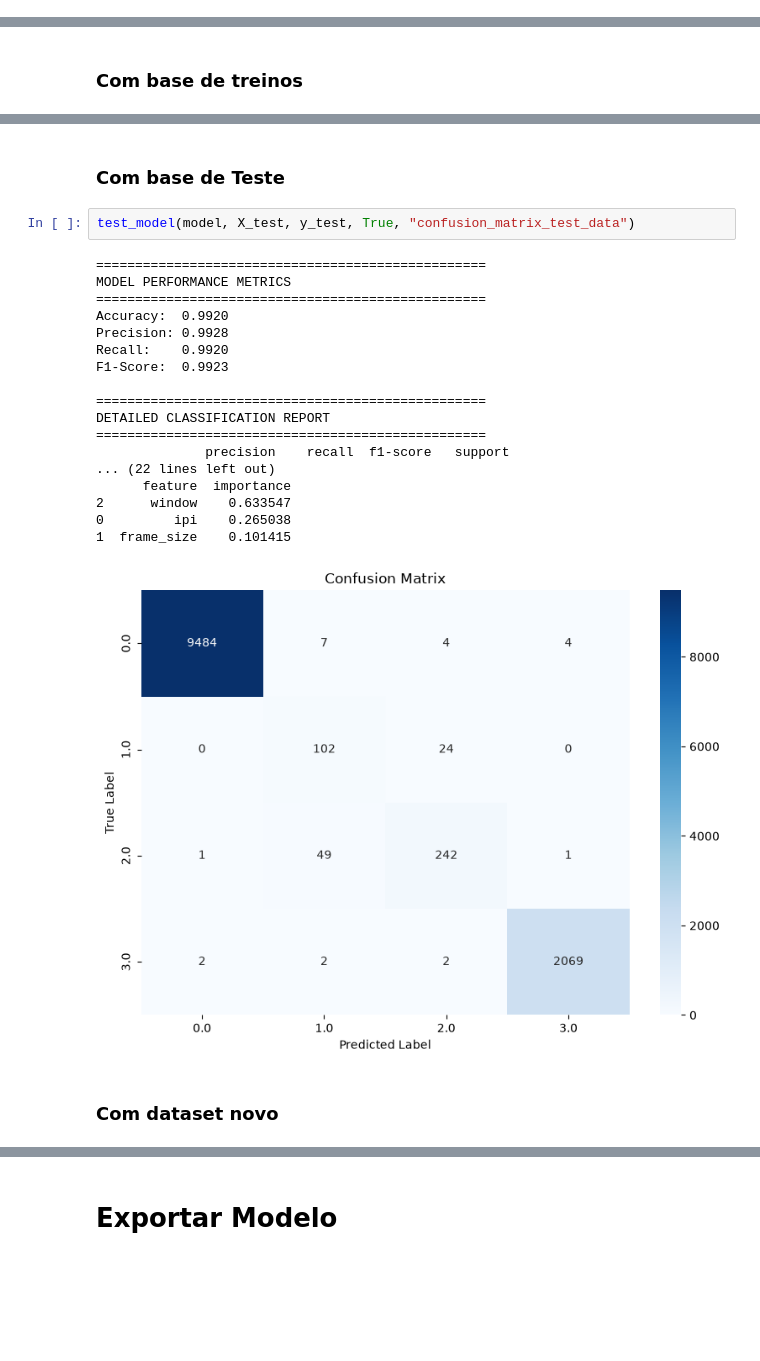
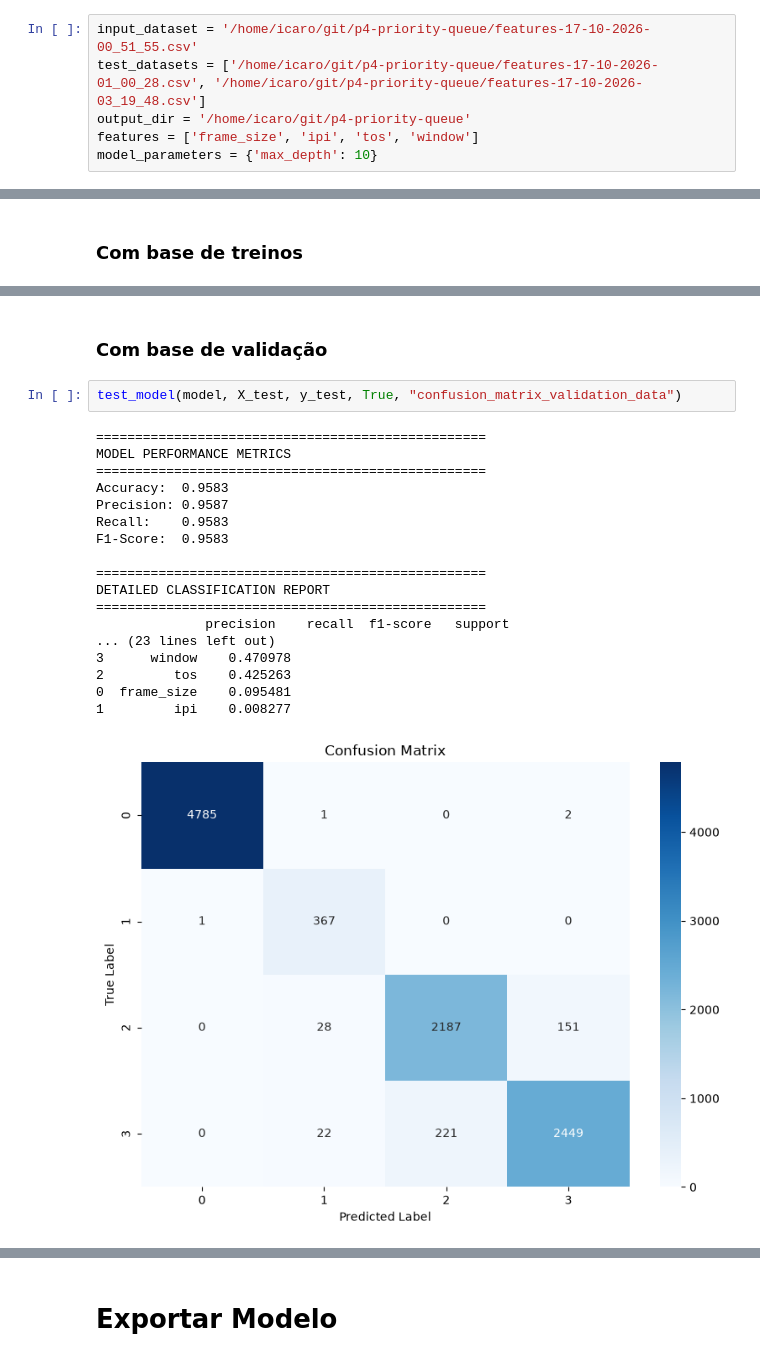
Before and after one commit to icaruuuuuu/p4-priority-queue, a Jupyter notebook: decision_tree.ipynb, the cells around one changed output, grey strips where cells are left out. Cells and saved outputs as stored; diff of their text form; blank space fills up the shorter version.

```diff
--- a/decision_tree.ipynb
+++ b/decision_tree.ipynb
@@ -11,3 +5,9 @@ model_parameters = {'max_depth': 10}
+# %%
+input_dataset = '/home/icaro/git/p4-priority-queue/features-17-10-2026-00_51_55.csv'
+test_datasets = ['/home/icaro/git/p4-priority-queue/features-17-10-2026-01_00_28.csv', '/home/icaro/git/p4-priority-queue/features-17-10-2026-03_19_48.csv']
+output_dir = '/home/icaro/git/p4-priority-queue'
+features = ['frame_size', 'ipi', 'tos', 'window']
+model_parameters = {'max_depth': 10}
 # %% [markdown]
 ## Importando bibliotecas
 # %%
@@ -196,25 +199,23 @@ DETAILED CLASSIFICATION REPORT
 # %% [markdown]
-### Com base de Teste
+### Com base de validação
 # %%
-test_model(model, X_test, y_test, True, "confusion_matrix_test_data")
+test_model(model, X_test, y_test, True, "confusion_matrix_validation_data")
 # %% [output]
 ==================================================
 MODEL PERFORMANCE METRICS
 ==================================================
-Accuracy:  0.9920
-Precision: 0.9928
-Recall:    0.9920
-F1-Score:  0.9923
+Accuracy:  0.9583
+Precision: 0.9587
+Recall:    0.9583
+F1-Score:  0.9583
 
 ==================================================
 DETAILED CLASSIFICATION REPORT
 ==================================================
               precision    recall  f1-score   support
-... (22 lines left out)
-      feature  importance
-2      window    0.633547
-0         ipi    0.265038
-1  frame_size    0.101415
+... (23 lines left out)
+3      window    0.470978
+2         tos    0.425263
+0  frame_size    0.095481
+1         ipi    0.008277
-[figure, old version]
+[figure, new version]
-# %% [markdown]
-### Com dataset novo
```
Also changed, not shown: parts of 8 cells of this notebook, 38 other files.
